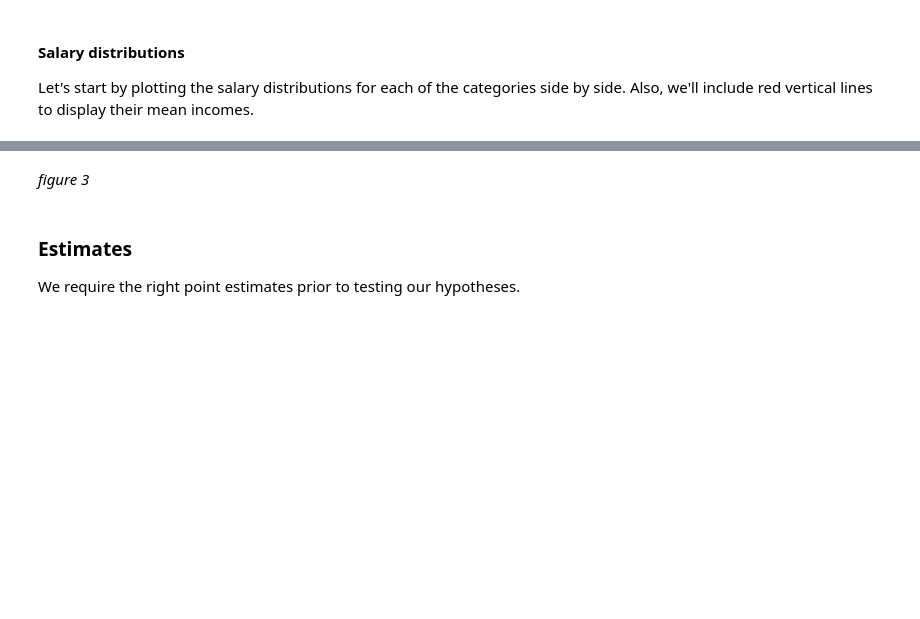
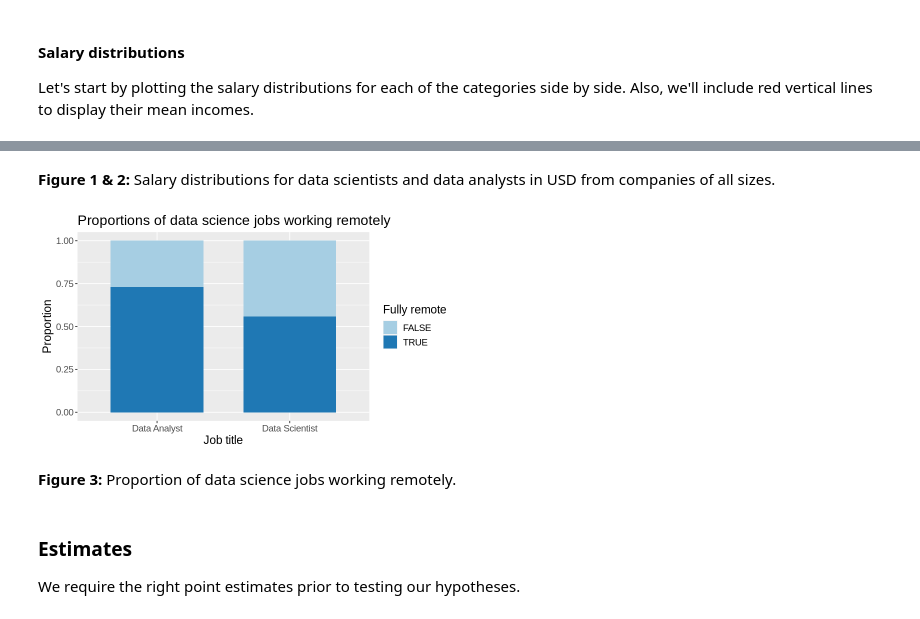
Before and after one commit to vindennt/stat-201-project-group-10, a Jupyter notebook: Final draft.ipynb, the cells around one changed output, grey strips where cells are left out. Drawn from its saved outputs; the diff is of its cells as text; code cells hidden in the pictures; blank space fills up the shorter version.

````diff
--- a/Final draft.ipynb
+++ b/Final draft.ipynb
@@ -36,4 +81,13 @@ We downloaded the data to our repository and read it from there since Kaggle doe
 
 Let's look at which of the many ```job_title``` categories in this dataset we can use.
 # %%
-# calculating the number of employees in each job title category
+# Filter for sample size > 30 and full time workers
+salaries <- salaries %>%
+    filter(employment_type == "FT") %>%
+    group_by(job_title) %>%
+    mutate(n = n()) %>%
+    filter(n > 30)
+
+# Preview the remaining job titles
+large_job_groups <- as.list(unique(salaries$job_title))
+large_job_groups
@@ -62,7 +170,25 @@ Also, let's examine the percentages of employees who work remotely using a stack
+# %% [markdown]
+**Figure 1 & 2:** Salary distributions for data scientists and data analysts in USD from companies of all sizes.
 # %%
-# visulaise the remote work data
+options(repr.plot.width = 7, repr.plot.height = 4)
+
+# Create a bar graph with proportions represented by proprtions of the bar occupied by correspdoning coloer
+remote_prop_visual <- salaries_new %>%
+    filter(job_title == "Data Analyst" | job_title == "Data Scientist") %>%
+    ggplot(aes(x = job_title, fill = remote_ratio == "remote")) +
+    geom_bar(position = "fill", width = 0.7) +
+    xlab("Job title") +
+    ylab("Proportion") +
+    ggtitle("Proportions of data science jobs working remotely") +
+    labs(fill = "Fully remote") +
+    scale_fill_brewer(palette = "Paired") +
+    theme(text = element_text(size = 14))
+
+remote_prop_visual
+# %% [output]
+[figure, added]
-# %% [markdown]
-*figure 3*
+# %% [markdown]
+**Figure 3:** Proportion of data science jobs working remotely.
 # %% [markdown]
 ### Estimates
 
````
Also changed, not shown: parts of 28 cells of this notebook.
